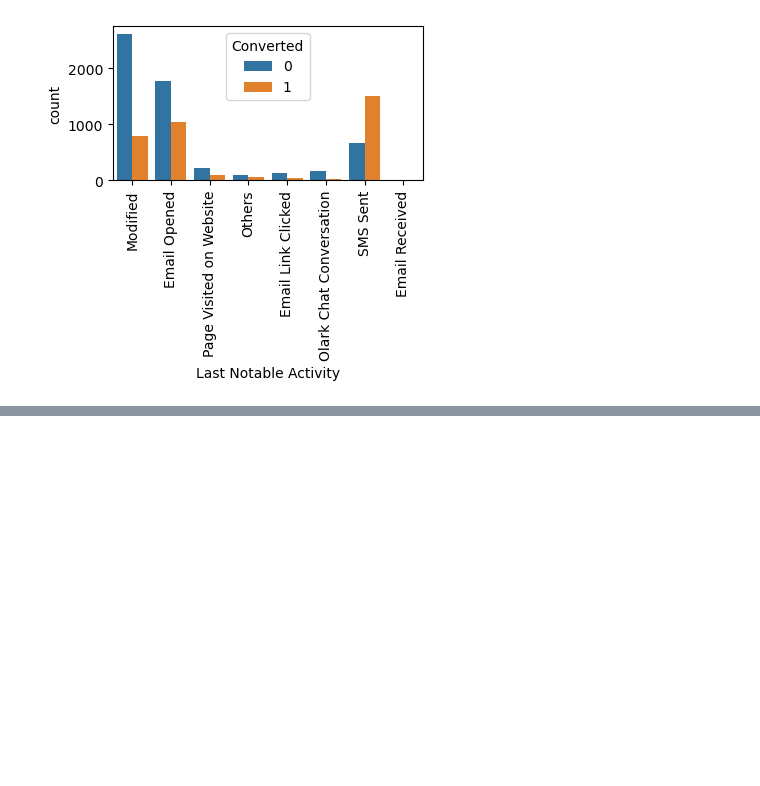
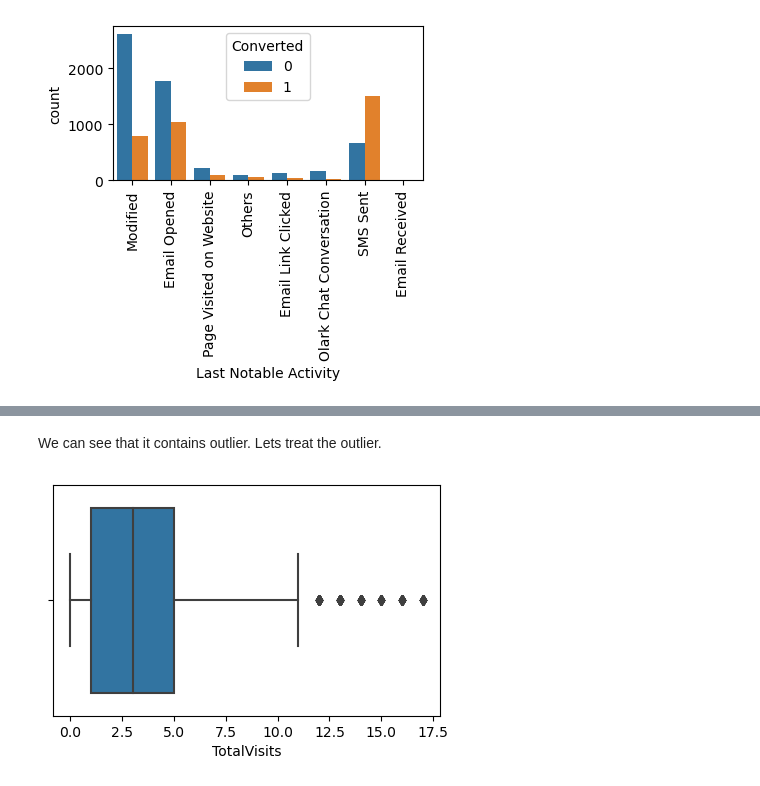
Before and after one commit to charudavis/UpGrad_CaseStudy_Lead, a Jupyter notebook: Lead_Score_Model.ipynb, the cells around one changed output, grey strips where cells are left out. Saved outputs shown, nothing was run; the diff lists cells and outputs as text; code cells hidden in the pictures; blank space fills up the shorter version.

```diff
--- a/Lead_Score_Model.ipynb
+++ b/Lead_Score_Model.ipynb
@@ -867,0 +913,15 @@ Finally we have reduced our dataframe columns from 37 to 17 . Also we have dealt
+# %% [markdown]
+We can see that it contains outlier. Lets treat the outlier.
+# %%
+Q3=leads_df.TotalVisits.quantile(0.99)
+Q1=leads_df.TotalVisits.quantile(0.01)
+  #lets remove 1% values from top & bottom.
+leads_df=leads_df[leads_df.TotalVisits<=Q3]
+leads_df=leads_df[leads_df.TotalVisits>=Q1]
+# %%
+#Letus plot boxplot again to check.
+plt.figure(figsize=(5,3))
+sns.boxplot(leads_df["TotalVisits"])
+plt.show()
+# %% [output]
+[figure, added]
```
Also changed, not shown: parts of 59 cells of this notebook.
